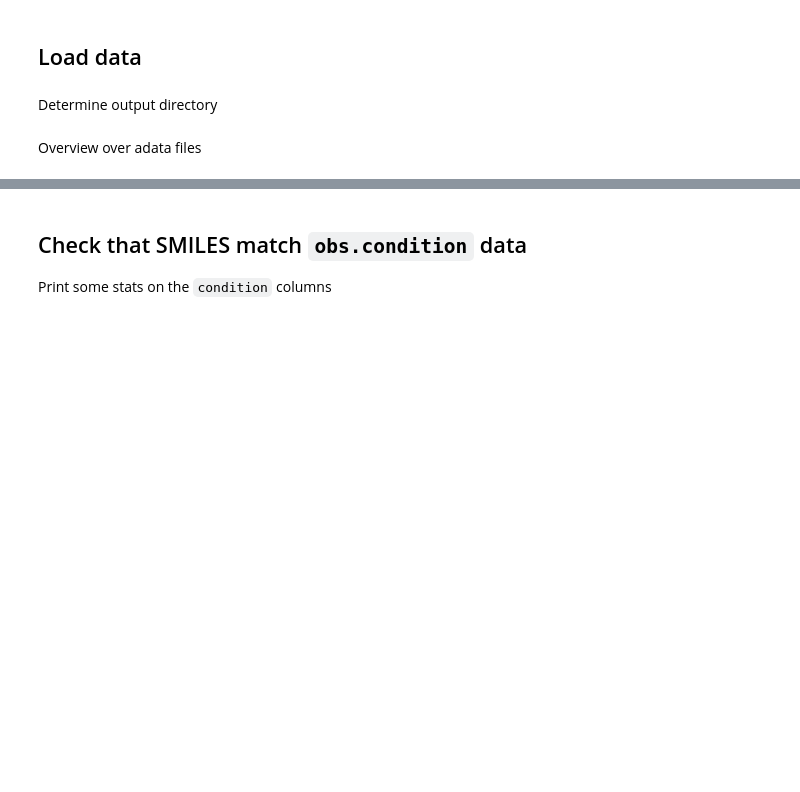
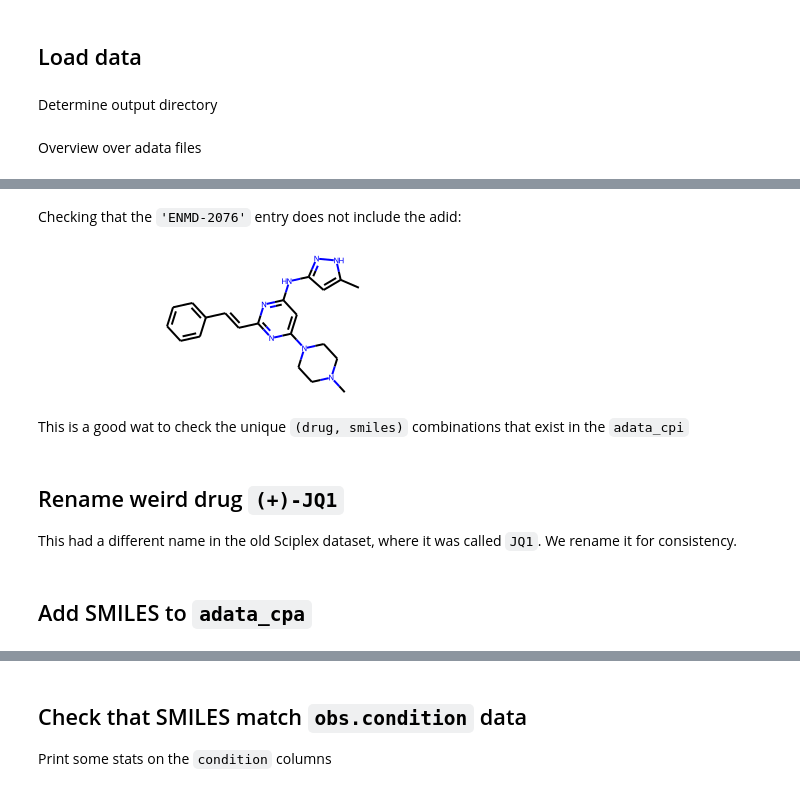
Before and after one commit to theislab/chemCPA, a Jupyter notebook: preprocessing/sciplex_SMILES.ipynb, the cells around one changed output, grey strips where cells are left out. Cells and saved outputs as stored; diff of their text form; code cells hidden in the pictures; blank space fills up the shorter version.

```diff
--- a/preprocessing/sciplex_SMILES.ipynb
+++ b/preprocessing/sciplex_SMILES.ipynb
@@ -63,4 +52,0 @@ Delte merging atefacts from adata obs names
-# %%
-# adata_cpi
-new_index = adata_cpi.obs_names.to_series().apply(lambda s: del_extensions(s, 1))
-adata_cpi.obs.set_index(new_index, inplace=True)
@@ -147,0 +115,8 @@ adata_cpa.obs['SMILES'] = adata_cpi.obs.SMILES
+# %% [markdown]
+Checking that the `'ENMD-2076'` entry does not include the adid:
+# %%
+Chem.MolFromSmiles(drug_dict['ENMD-2076'])
+# %% [output]
+[figure, added]
+# %% [markdown]
+This is a good wat to check the unique `(drug, smiles)` combinations that exist in the `adata_cpi`
@@ -147,0 +125,3 @@ adata_cpa.obs['SMILES'] = adata_cpi.obs.SMILES
+# %% [markdown]
+## Rename weird drug `(+)-JQ1`
+This had a different name in the old Sciplex dataset, where it was called `JQ1`. We rename it for consistency.
@@ -147,0 +130,2 @@ adata_cpa.obs['SMILES'] = adata_cpi.obs.SMILES
+# %% [markdown]
+## Add SMILES to `adata_cpa`
```
Also changed, not shown: parts of 61 cells of this notebook, 7 other files.
